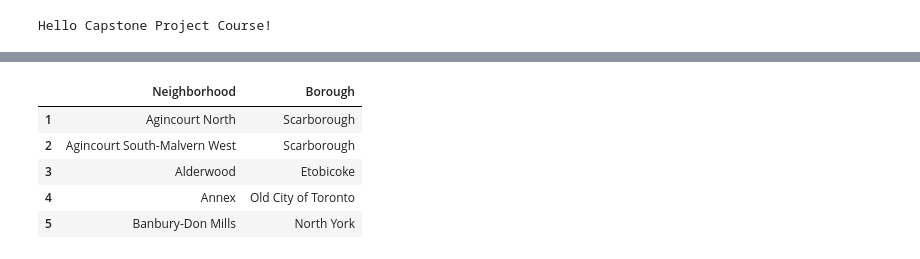
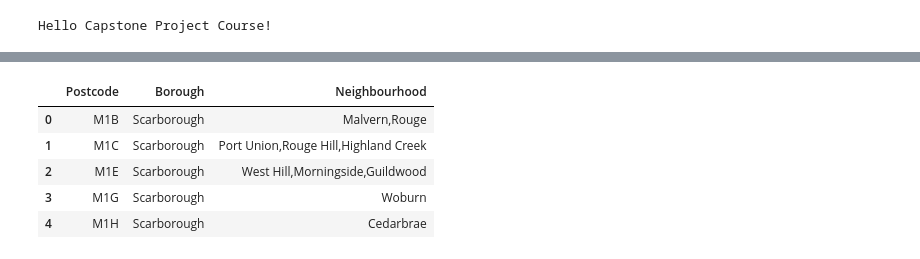
Before and after one commit to nik-murthy/ibm-ds-prof, a Jupyter notebook: Applied_Data_Science_Capstone_NikhilM.ipynb, the cells around one changed output, grey strips where cells are left out. Cells and saved outputs as stored; diff of their text form; code cells hidden in the pictures.

```diff
--- a/Applied_Data_Science_Capstone_NikhilM.ipynb
+++ b/Applied_Data_Science_Capstone_NikhilM.ipynb
@@ -61,23 +58,42 @@ VERSION = '20180604'
 LIMIT = 30
 # %%
 #Extract neighborhoods in Toronto
-base_url = "https://en.wikipedia.org/wiki/List_of_city-designated_neighbourhoods_in_Toronto"
+base_url = "https://en.wikipedia.org/wiki/List_of_postal_codes_of_Canada:_M"
 tables = pd.read_html(base_url)
 
 #Extract table with list of neighborhoods
 df_neighborhoods = tables[0]
 
 #Assign column headers & drop unnecessary columns
 df_neighborhoods.columns = df_neighborhoods.iloc[0]
 df_neighborhoods = df_neighborhoods.reindex(df_neighborhoods.index.drop(0))
-df_neighborhoods = df_neighborhoods.drop(['CDN number', 'Neighbourhoods covered' , 'Map'], axis=1)
-df_neighborhoods.columns = ['Neighborhood', 'Borough']
+df_neighborhoods = df_neighborhoods[df_neighborhoods["Borough"] != "Not assigned"]
+df_neighborhoods = df_neighborhoods.reset_index(drop=True)
 
-df_neighborhoods.head()
+#df_neighborhoods.head()
+
+group_by_neighborhoods = df_neighborhoods.groupby(['Postcode'])
+
+column_headers = ['Postcode', 'Borough', 'Neighbourhood']
+final_neighborhood_data = pd.DataFrame(columns=column_headers)
+final_neighborhood_data.columns = column_headers
+
+for name, group in group_by_neighborhoods:
+    #Get individual neighborhood names
+    combinedNames = ""
+    for colName in group["Neighbourhood"]:
+        combinedNames = colName + ',' + combinedNames
+    combinedNames = combinedNames[:-1]
+
+    #Create a row and add it to the new dataframe as required in the question
+    finalDataRow = pd.Series([name, group["Borough"].values[0], combinedNames], index=column_headers)
+    final_neighborhood_data = final_neighborhood_data.append(finalDataRow, ignore_index=True)
+
+final_neighborhood_data.head()
 # %% [output]
-|  | Neighborhood | Borough |
-| 1 | Agincourt North | Scarborough |
-| 2 | Agincourt South-Malvern West | Scarborough |
-| 3 | Alderwood | Etobicoke |
-| 4 | Annex | Old City of Toronto |
-| 5 | Banbury-Don Mills | North York |
+|  | Postcode | Borough | Neighbourhood |
+| 0 | M1B | Scarborough | Malvern,Rouge |
+| 1 | M1C | Scarborough | Port Union,Rouge Hill,Highland Creek |
+| 2 | M1E | Scarborough | West Hill,Morningside,Guildwood |
+| 3 | M1G | Scarborough | Woburn |
+| 4 | M1H | Scarborough | Cedarbrae |
```
Also changed, not shown: parts of 10 cells of this notebook.
